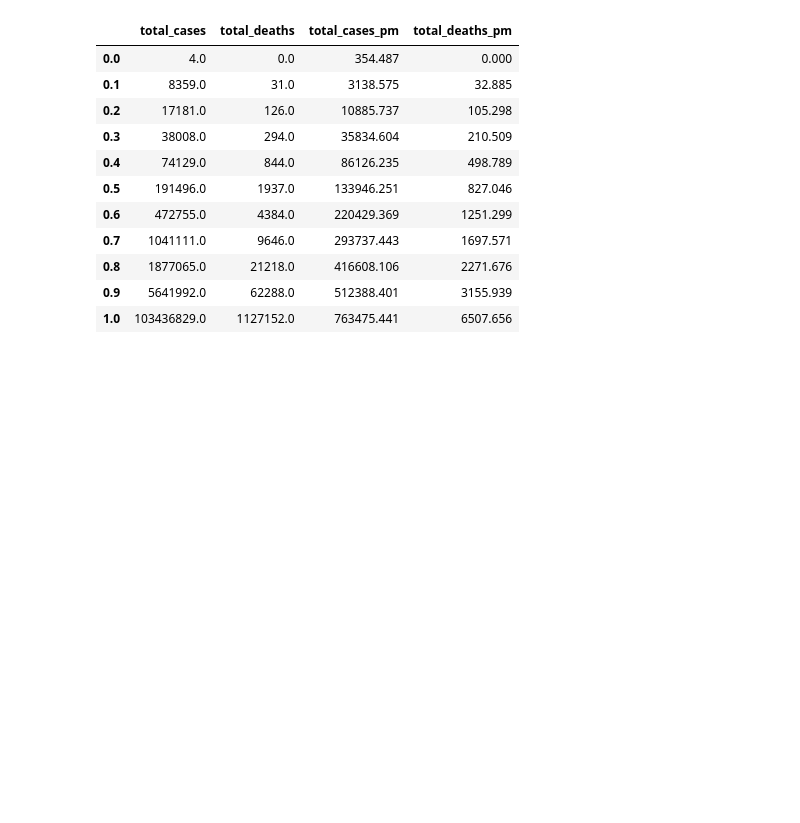
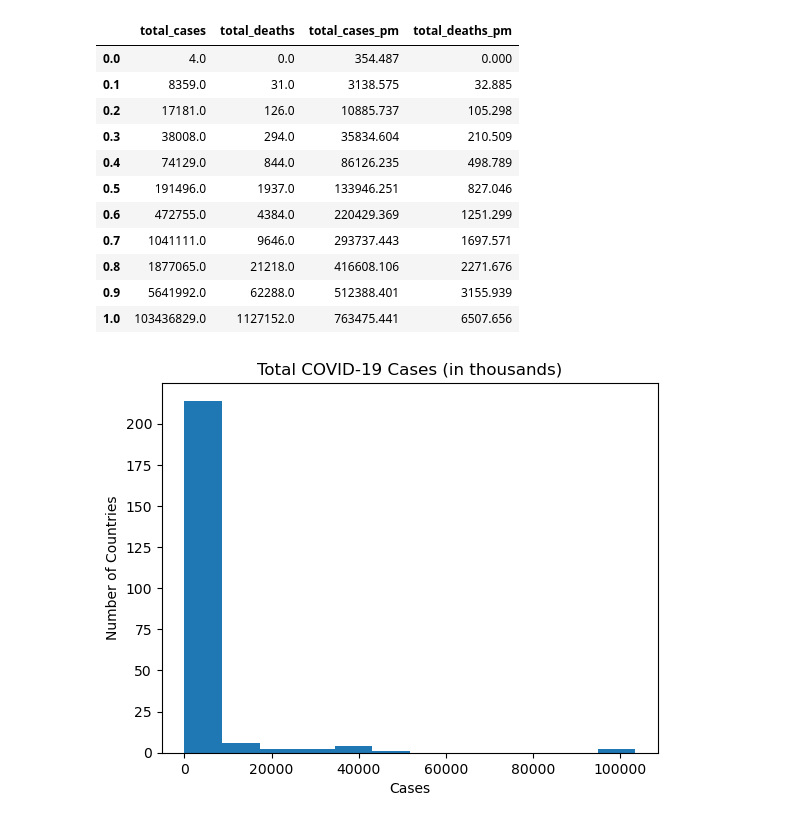
Before and after one commit to tintrungle/PythonDataCleansing, a Jupyter notebook: chap03/generate-summarystatistics.ipynb, the cells around one changed output. Cells and saved outputs as stored; diff of their text form; code cells hidden in the pictures; blank space fills up the shorter version.

```diff
--- a/chap03/generate-summarystatistics.ipynb
+++ b/chap03/generate-summarystatistics.ipynb
@@ -81,3 +91,11 @@ covidtotals[totvars].quantile(np.arange(0.0, 1.1, 0.1))
 | 0.8 | 1877065.0 | 21218.0 | 416608.106 | 2271.676 |
 | 0.9 | 5641992.0 | 62288.0 | 512388.401 | 3155.939 |
 | 1.0 | 103436829.0 | 1127152.0 | 763475.441 | 6507.656 |
+# %%
+plt.hist(covidtotals['total_cases']/1000, bins=12)
+plt.title('Total COVID-19 Cases (in thousands)')
+plt.xlabel('Cases')
+plt.ylabel('Number of Countries')
+plt.show()
+# %% [output]
+[figure, added]
```
Also changed, not shown: parts of 1 cell of this notebook, 8 other files.
